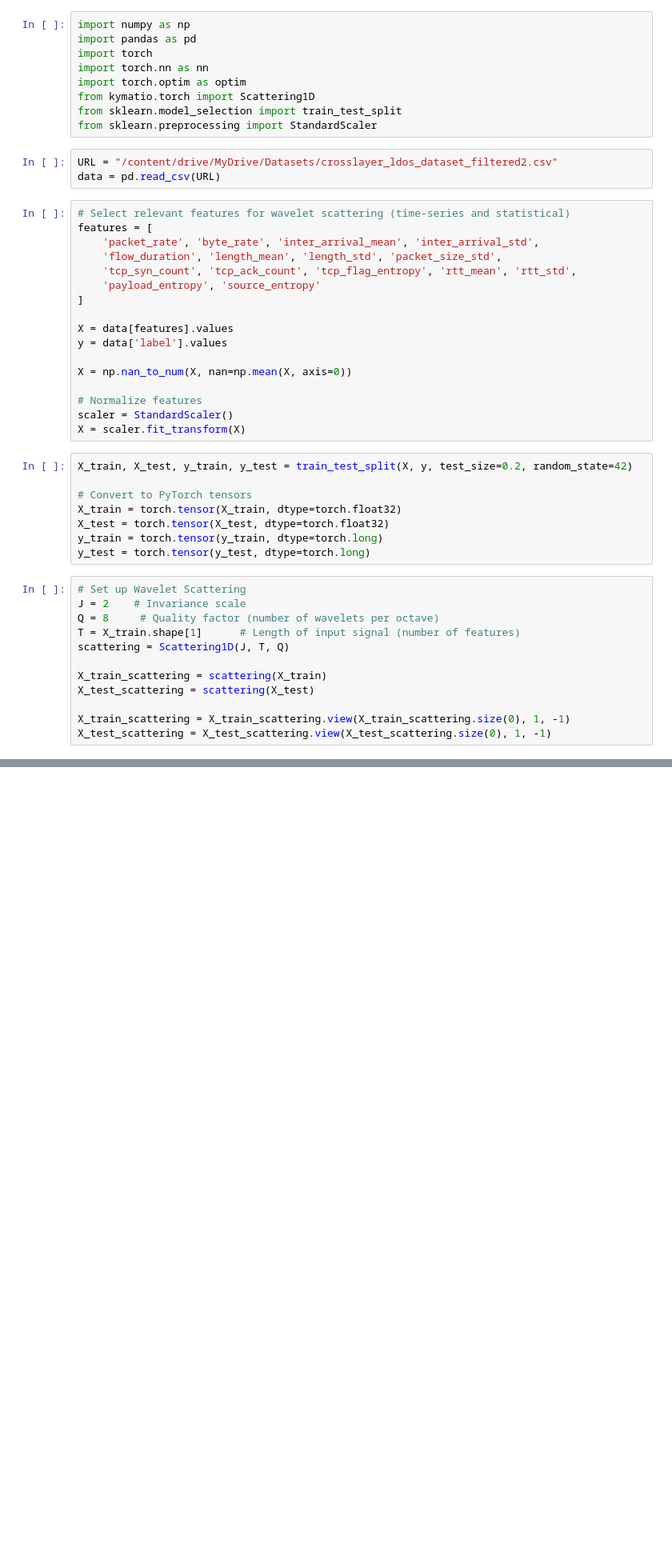
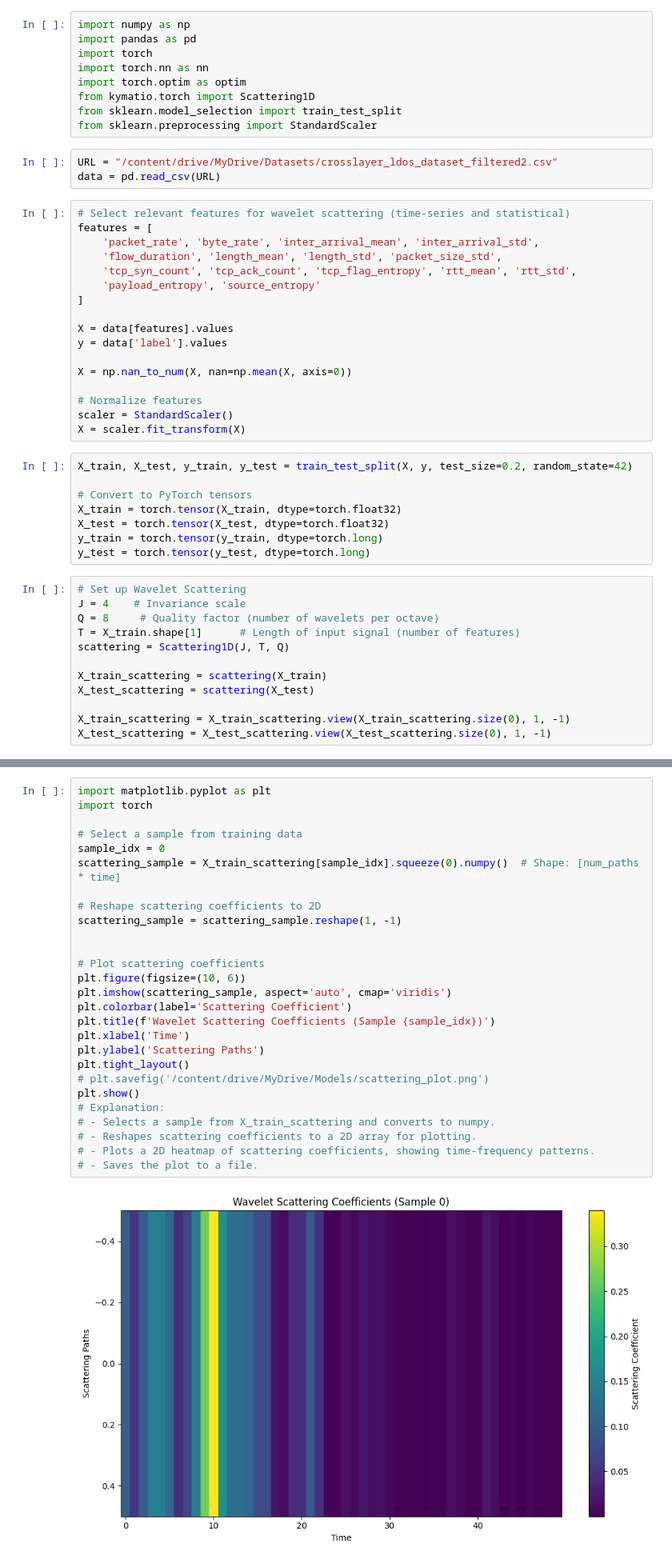
Before and after one commit to Munazza-Farees/NITW-SIP2025-Project, a Jupyter notebook: WS_GTC_FL_2.ipynb, the cells around one changed output, grey strips where cells are left out. Shown at 80% size. Saved outputs shown, nothing was run; the diff lists cells and outputs as text; blank space fills up the shorter version.

```diff
--- a/WS_GTC_FL_2.ipynb
+++ b/WS_GTC_FL_2.ipynb
@@ -58,7 +42,7 @@ y_train = torch.tensor(y_train, dtype=torch.long)
 y_test = torch.tensor(y_test, dtype=torch.long)
 # %%
 # Set up Wavelet Scattering
-J = 2    # Invariance scale
+J = 4    # Invariance scale
 Q = 8     # Quality factor (number of wavelets per octave)
 T = X_train.shape[1]      # Length of input signal (number of features)
 scattering = Scattering1D(J, T, Q)
@@ -148,0 +210,29 @@ Test Accuracy: 96.36%
+# %%
+import matplotlib.pyplot as plt
+import torch
+
+# Select a sample from training data
+sample_idx = 0
+scattering_sample = X_train_scattering[sample_idx].squeeze(0).numpy()  # Shape: [num_paths * time]
+
+# Reshape scattering coefficients to 2D
+scattering_sample = scattering_sample.reshape(1, -1)
+
+
+# Plot scattering coefficients
+plt.figure(figsize=(10, 6))
+plt.imshow(scattering_sample, aspect='auto', cmap='viridis')
+plt.colorbar(label='Scattering Coefficient')
+plt.title(f'Wavelet Scattering Coefficients (Sample {sample_idx})')
+plt.xlabel('Time')
+plt.ylabel('Scattering Paths')
+plt.tight_layout()
+# plt.savefig('/content/drive/MyDrive/Models/scattering_plot.png')
+plt.show()
+# Explanation:
+# - Selects a sample from X_train_scattering and converts to numpy.
+# - Reshapes scattering coefficients to a 2D array for plotting.
+# - Plots a 2D heatmap of scattering coefficients, showing time-frequency patterns.
+# - Saves the plot to a file.
+# %% [output]
+[figure, added]
```
Also changed, not shown: parts of 7 cells of this notebook.
